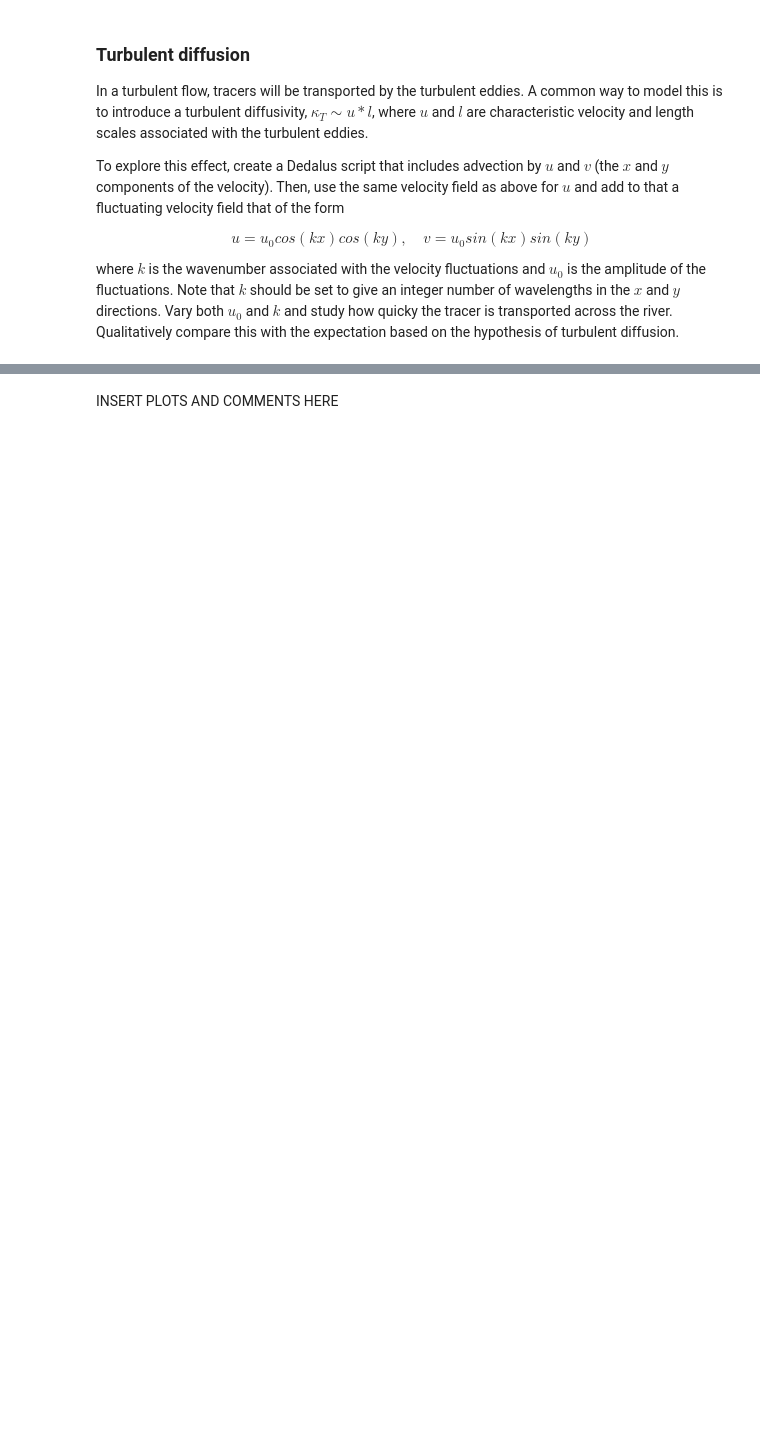
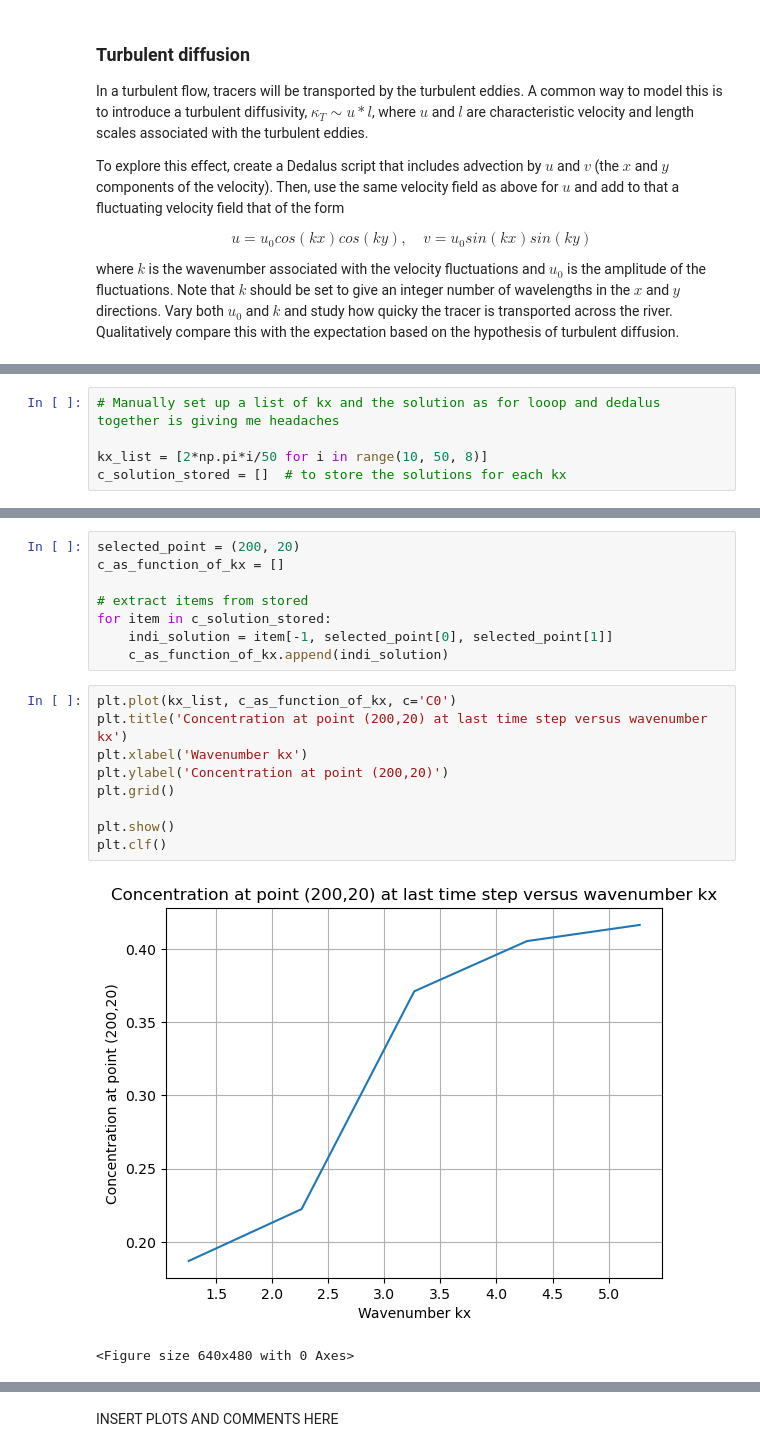
Before and after one commit to Her0n24/QCES, a Jupyter notebook: Project2_transport.ipynb, the cells around one changed output, grey strips where cells are left out. Drawn from its saved outputs; the diff is of its cells as text; blank space fills up the shorter version.

```diff
--- a/Project2_transport.ipynb
+++ b/Project2_transport.ipynb
@@ -881,0 +1036,5 @@ where $k$ is the wavenumber associated with the velocity fluctuations and $u_0$
+# %%
+# Manually set up a list of kx and the solution as for looop and dedalus together is giving me headaches
+
+kx_list = [2*np.pi*i/50 for i in range(10, 50, 8)]
+c_solution_stored = []  # to store the solutions for each kx
@@ -881,0 +1166,20 @@ where $k$ is the wavenumber associated with the velocity fluctuations and $u_0$
+# %%
+selected_point = (200, 20)
+c_as_function_of_kx = []
+
+# extract items from stored
+for item in c_solution_stored:
+    indi_solution = item[-1, selected_point[0], selected_point[1]]
+    c_as_function_of_kx.append(indi_solution)
+# %%
+plt.plot(kx_list, c_as_function_of_kx, c='C0')
+plt.title('Concentration at point (200,20) at last time step versus wavenumber kx')
+plt.xlabel('Wavenumber kx')
+plt.ylabel('Concentration at point (200,20)')
+plt.grid()
+
+plt.show()
+plt.clf()
+# %% [output]
+[figure, added]
+<Figure size 640x480 with 0 Axes>
```
Also changed, not shown: parts of 22 cells of this notebook.
